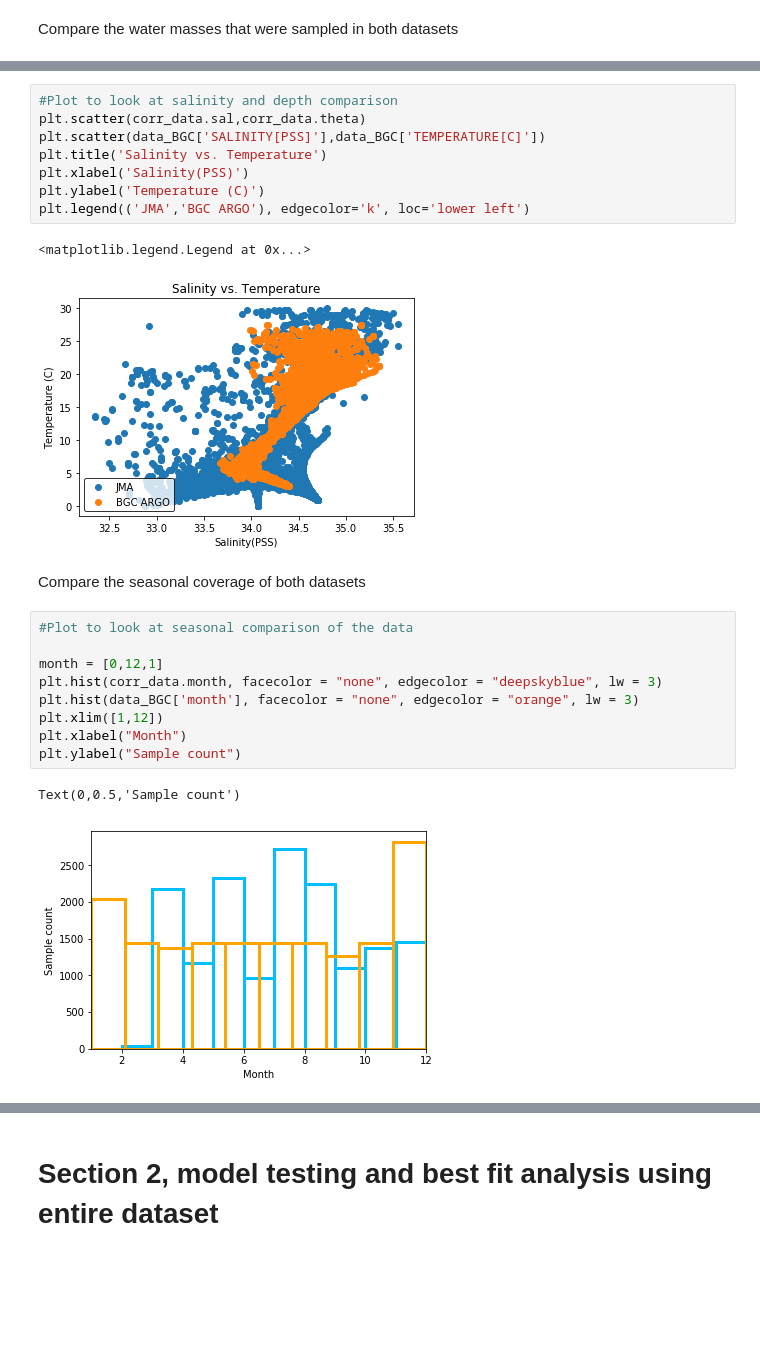
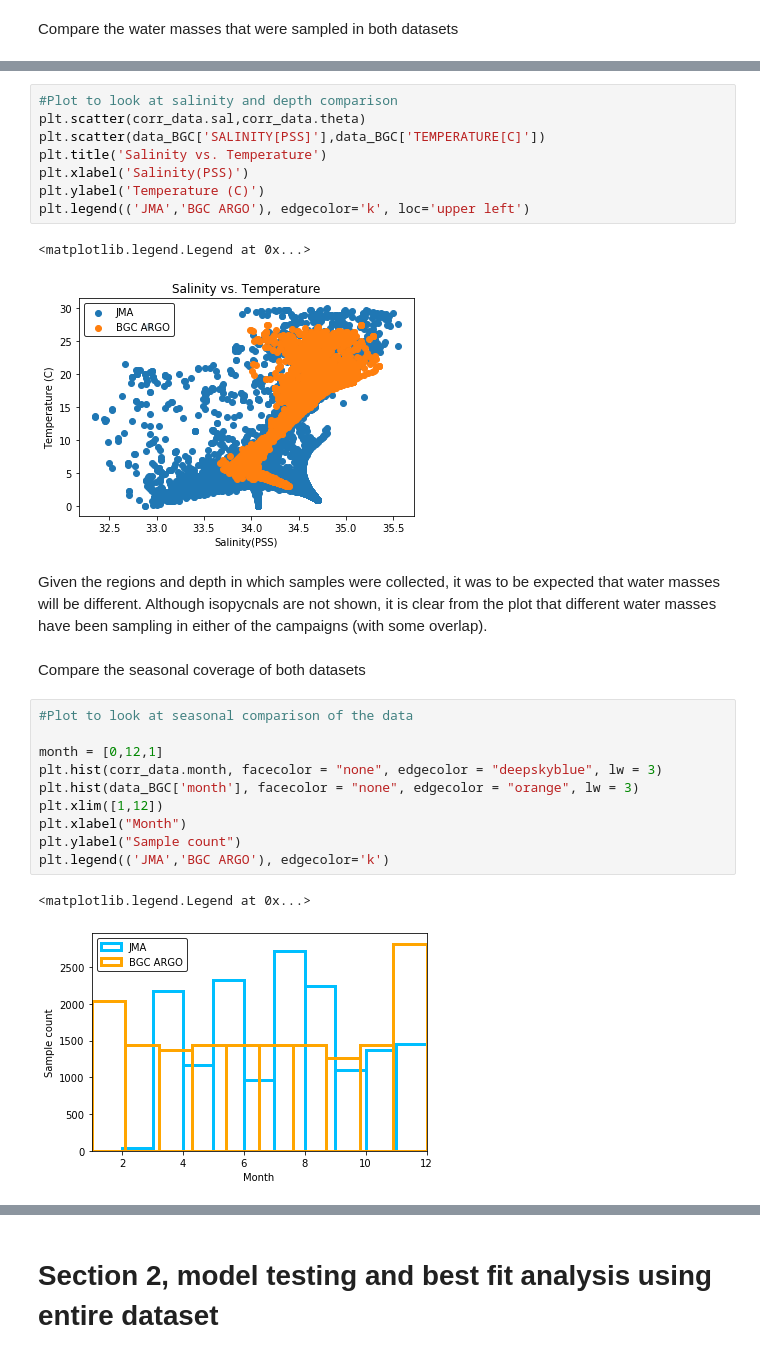
Before and after one commit to seina001/MikeAlfonsoSveinn_pset3, a Jupyter notebook: MikeAlfonsoSveinn_pset3.ipynb, the cells around one changed output, grey strips where cells are left out. Drawn from its saved outputs; the diff is of its cells as text; blank space fills up the shorter version.

```diff
--- a/MikeAlfonsoSveinn_pset3.ipynb
+++ b/MikeAlfonsoSveinn_pset3.ipynb
@@ -75,14 +88,16 @@ Compare the water masses that were sampled in both datasets
 # %%
 #Plot to look at salinity and depth comparison
 plt.scatter(corr_data.sal,corr_data.theta)
 plt.scatter(data_BGC['SALINITY[PSS]'],data_BGC['TEMPERATURE[C]'])
 plt.title('Salinity vs. Temperature')
 plt.xlabel('Salinity(PSS)')
 plt.ylabel('Temperature (C)')
-plt.legend(('JMA','BGC ARGO'), edgecolor='k', loc='lower left')
+plt.legend(('JMA','BGC ARGO'), edgecolor='k', loc='upper left')
 # %% [output]
 <matplotlib.legend.Legend at 0x...>
-[figure, old version]
+[figure, new version]
+# %% [markdown]
+Given the regions and depth in which samples were collected, it was to be expected that water masses will be different. Although isopycnals are not shown, it is clear from the plot that different water masses have been sampling in either of the campaigns (with some overlap).
 # %% [markdown]
 Compare the seasonal coverage of both datasets
 # %%
@@ -94,6 +109,7 @@ plt.hist(data_BGC['month'], facecolor = "none", edgecolor = "orange", lw = 3)
 plt.xlim([1,12])
 plt.xlabel("Month")
 plt.ylabel("Sample count")
+plt.legend(('JMA','BGC ARGO'), edgecolor='k')
 # %% [output]
-Text(0,0.5,'Sample count')
+<matplotlib.legend.Legend at 0x...>
-[figure, old version]
+[figure, new version]
```
Also changed, not shown: parts of 29 cells of this notebook.
